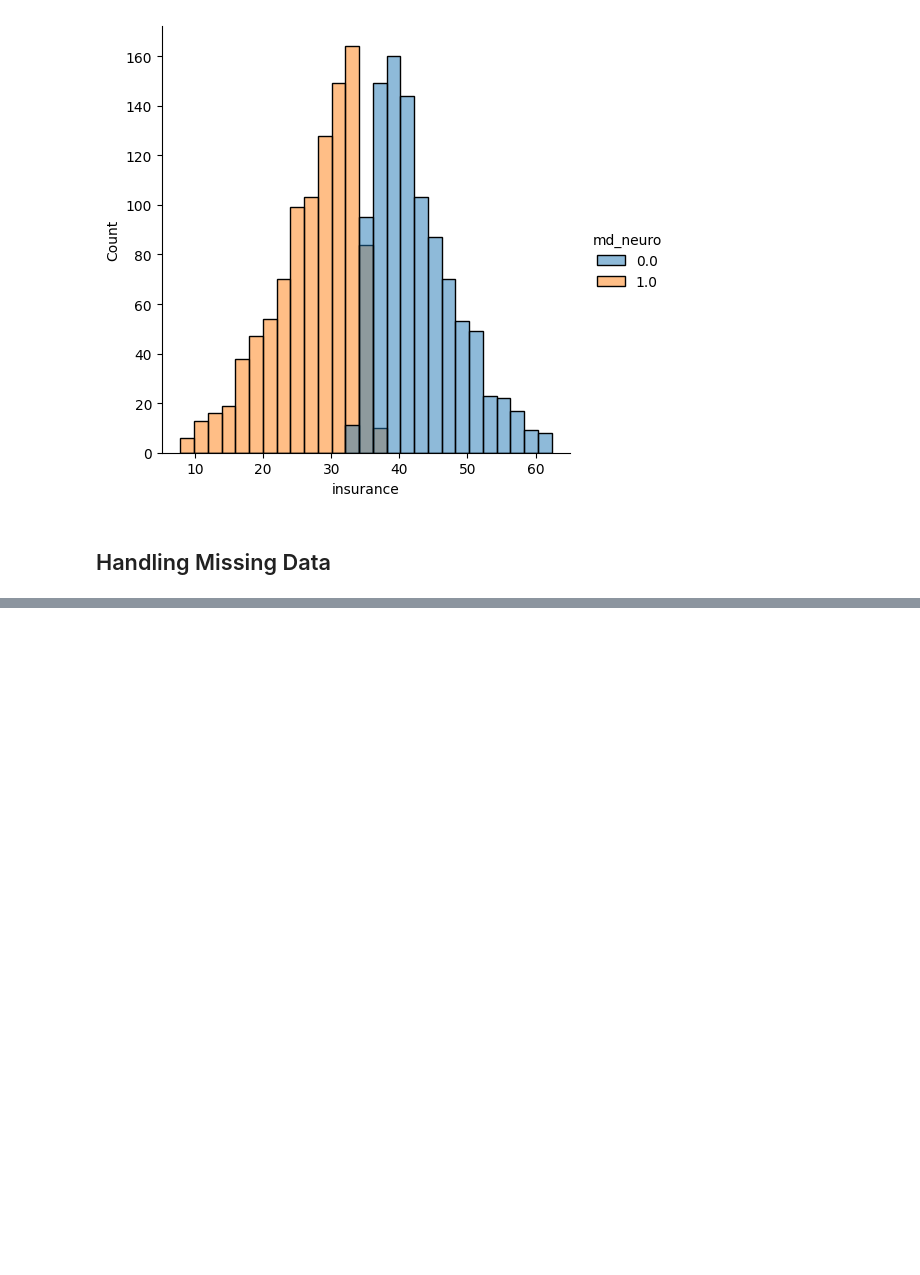
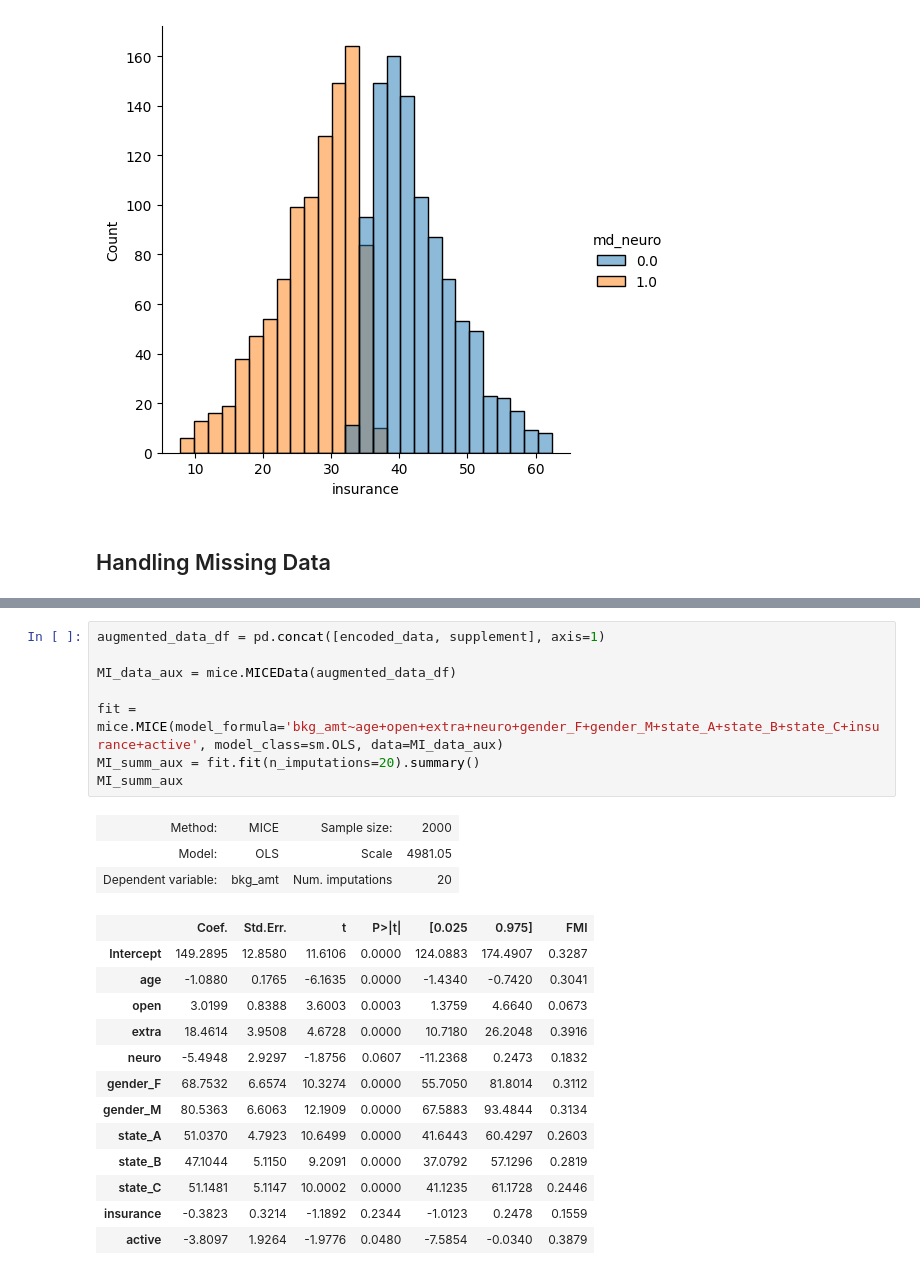
Before and after one commit to BryanEastman/BehavioralDataAnalysis, a Jupyter notebook: Chapter 6 - Handling missing data/Chapter 6.ipynb, the cells around one changed output, grey strips where cells are left out. Cells and saved outputs as stored; diff of their text form; blank space fills up the shorter version.

```diff
--- a/Chapter 6 - Handling missing data/Chapter 6.ipynb
+++ b/Chapter 6 - Handling missing data/Chapter 6.ipynb
@@ -327,0 +330,25 @@ MI_summ
+# %%
+augmented_data_df = pd.concat([encoded_data, supplement], axis=1)
+
+MI_data_aux = mice.MICEData(augmented_data_df)
+
+fit = mice.MICE(model_formula='bkg_amt~age+open+extra+neuro+gender_F+gender_M+state_A+state_B+state_C+insurance+active', model_class=sm.OLS, data=MI_data_aux)
+MI_summ_aux = fit.fit(n_imputations=20).summary()
+MI_summ_aux
+# %% [output]
+| Method: | MICE | Sample size: | 2000 |
+| Model: | OLS | Scale | 4981.05 |
+| Dependent variable: | bkg_amt | Num. imputations | 20 |
+|  | Coef. | Std.Err. | t | P>|t| | [0.025 | 0.975] | FMI |
+| Intercept | 149.2895 | 12.8580 | 11.6106 | 0.0000 | 124.0883 | 174.4907 | 0.3287 |
+| age | -1.0880 | 0.1765 | -6.1635 | 0.0000 | -1.4340 | -0.7420 | 0.3041 |
+| open | 3.0199 | 0.8388 | 3.6003 | 0.0003 | 1.3759 | 4.6640 | 0.0673 |
+| extra | 18.4614 | 3.9508 | 4.6728 | 0.0000 | 10.7180 | 26.2048 | 0.3916 |
+| neuro | -5.4948 | 2.9297 | -1.8756 | 0.0607 | -11.2368 | 0.2473 | 0.1832 |
+| gender_F | 68.7532 | 6.6574 | 10.3274 | 0.0000 | 55.7050 | 81.8014 | 0.3112 |
+| gender_M | 80.5363 | 6.6063 | 12.1909 | 0.0000 | 67.5883 | 93.4844 | 0.3134 |
+| state_A | 51.0370 | 4.7923 | 10.6499 | 0.0000 | 41.6443 | 60.4297 | 0.2603 |
+| state_B | 47.1044 | 5.1150 | 9.2091 | 0.0000 | 37.0792 | 57.1296 | 0.2819 |
+| state_C | 51.1481 | 5.1147 | 10.0002 | 0.0000 | 41.1235 | 61.1728 | 0.2446 |
+| insurance | -0.3823 | 0.3214 | -1.1892 | 0.2344 | -1.0123 | 0.2478 | 0.1559 |
+| active | -3.8097 | 1.9264 | -1.9776 | 0.0480 | -7.5854 | -0.0340 | 0.3879 |
```
Also changed, not shown: parts of 8 cells of this notebook, 3 other files.
